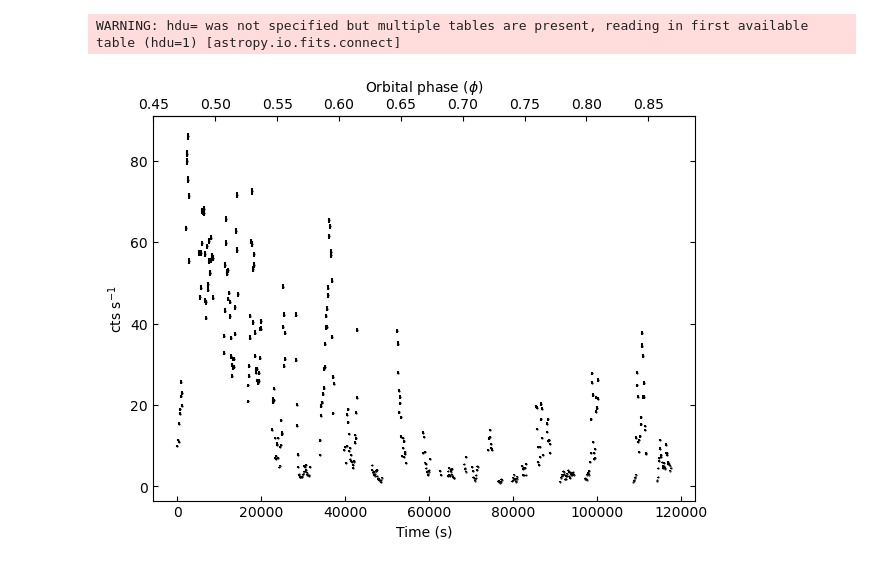
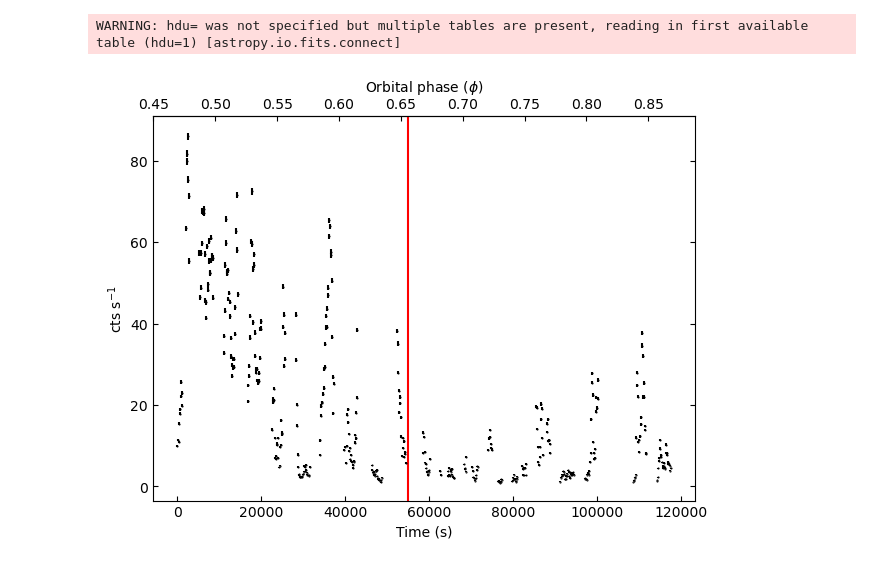
Before and after one commit to colinbourque/xa201064010, a Jupyter notebook: lightcurve/make_lightcurve_phase.ipynb, the cells around one changed output. Saved outputs shown, nothing was run; the diff lists cells and outputs as text; code cells hidden in the pictures.

Commit message:
lightcurve figure

```diff
--- a/lightcurve/make_lightcurve_phase.ipynb
+++ b/lightcurve/make_lightcurve_phase.ipynb
@@ -54,22 +54,24 @@ WARNING: hdu= was not specified but multiple tables are present, reading in firs
 # %%
 fig, ax = plt.subplots(1,1,figsize=(7,5))
 
 ax.errorbar(x=lc["TIME"], y=lc["RATE"],
             yerr=lc["ERROR"],
             marker='.', ls='none', markersize=1, color='k')
 
 secax = ax.secondary_xaxis(location='top', functions=(s_to_phi, phi_to_s))
 
 ax.yaxis.set_ticks_position('both')
 ax.tick_params(axis='both', direction='in', which='major')
 secax.tick_params(axis='both', direction='in', which='major')
 
 ax.set_xlabel("Time (s)")
 ax.set_ylabel("cts s$^{-1}$")
 secax.set_xlabel("Orbital phase ($\phi$)")
 
+ax.axvline(55000, c='r')
+
 #plt.savefig('xa201064010_2to12keV_lc.eps', bbox_inches='tight')
 
 plt.show()
 # %% [output]
-[figure, old version]
+[figure, new version]
```
Also changed, not shown: parts of 1 cell of this notebook, 1 other file.
